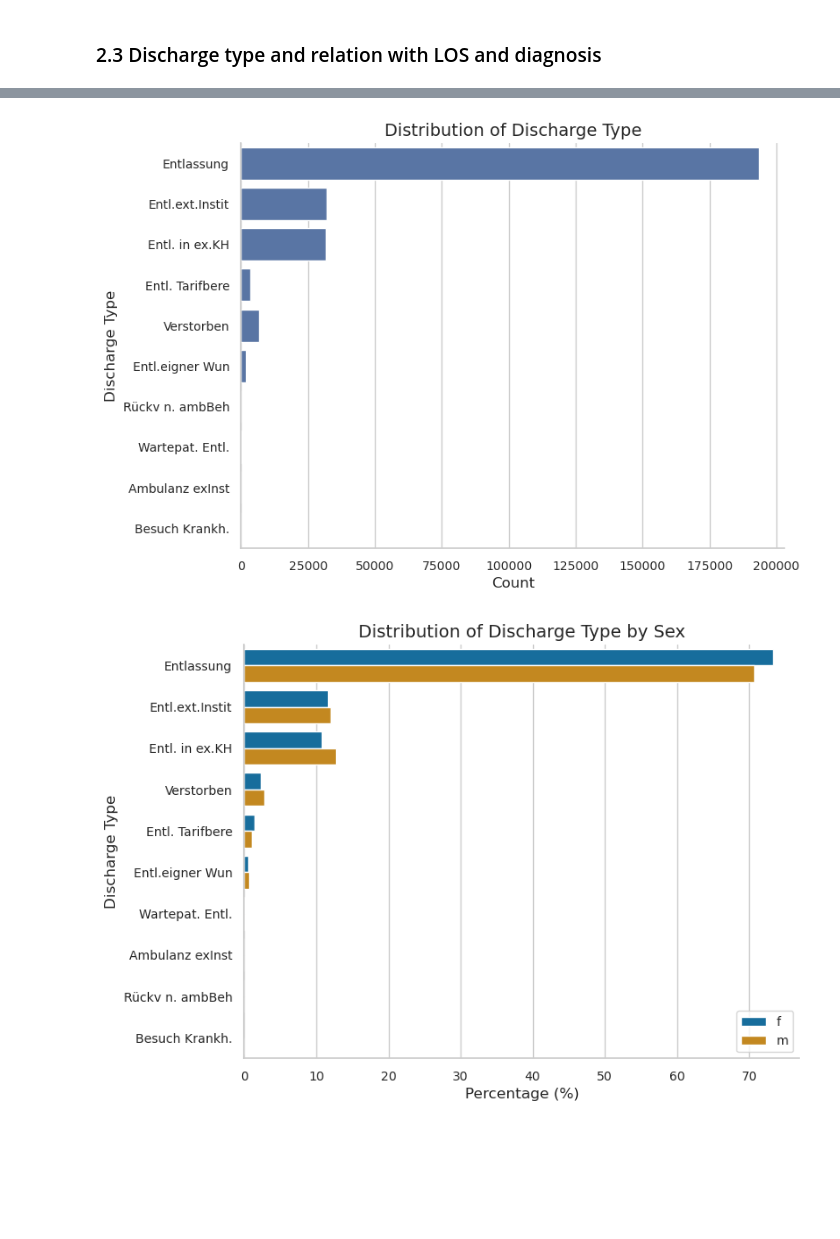
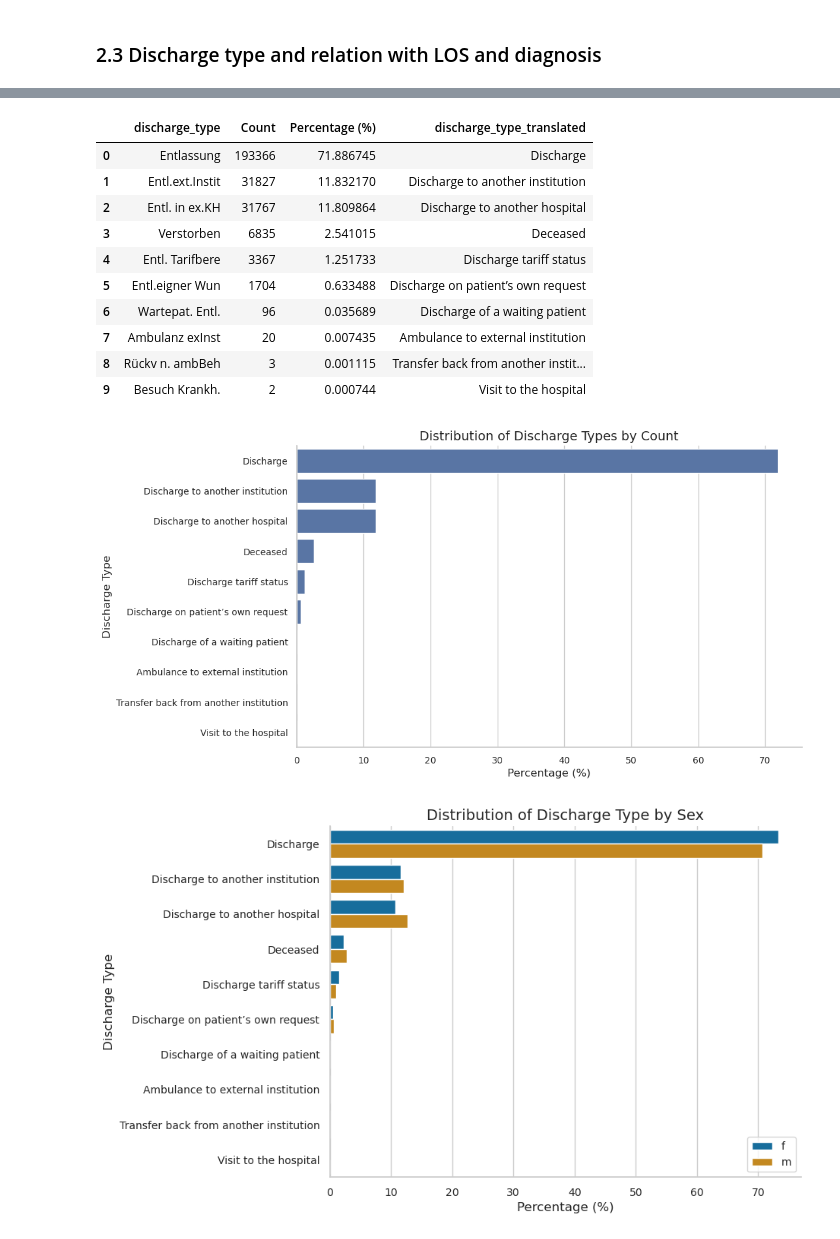
Before and after one commit to Yokopa/hospital-stay-discharge-prediction, a Jupyter notebook: code/4_eda_merged_data.ipynb, the cells around one changed output, grey strips where cells are left out. Saved outputs shown, nothing was run; the diff lists cells and outputs as text; code cells hidden in the pictures; blank space fills up the shorter version.

```diff
--- a/code/4_eda_merged_data.ipynb
+++ b/code/4_eda_merged_data.ipynb
@@ -195,16 +203,57 @@ display(discharge_stats)
+# %%
+# Mapping of discharge types from German to English
+discharge_translation = {
+    "Entlassung": "Discharge",
+    "Entl.ext.Instit": "Discharge to another institution",
+    "Entl. in ex.KH": "Discharge to another hospital",
+    "Verstorben": "Deceased",
+    "Entl. Tarifbere": "Discharge tariff status",
+    "Entl.eigner Wun": "Discharge on patient’s own request",
+    "Wartepat. Entl.": "Discharge of a waiting patient",
+    "Ambulanz exInst": "Ambulance to external institution",
+    "Rückv n. ambBeh": "Transfer back from another institution",
+    "Besuch Krankh.": "Visit to the hospital"
+}
+
+# Create discharge counts DataFrame with the translation column
+discharge_counts = merged_data['discharge_type'].value_counts().reset_index()
+discharge_counts.columns = ['discharge_type', 'Count']
+discharge_counts['Percentage (%)'] = (discharge_counts['Count'] / discharge_counts['Count'].sum()) * 100
+discharge_counts['discharge_type_translated'] = discharge_counts['discharge_type'].map(discharge_translation)
+
+# Sort by Count (most to least frequent)
+discharge_counts = discharge_counts.sort_values(by='Count', ascending=False)
+
+# Display the discharge counts DataFrame with translations
+display(discharge_counts)
+
+# Now, translate the discharge type column in merged_data
+merged_data['discharge_type'] = merged_data['discharge_type'].map(discharge_translation)
+# %% [output]
+|  | discharge_type | Count | Percentage (%) | discharge_type_translated |
+| 0 | Entlassung | 193366 | 71.886745 | Discharge |
+| 1 | Entl.ext.Instit | 31827 | 11.832170 | Discharge to another institution |
+| 2 | Entl. in ex.KH | 31767 | 11.809864 | Discharge to another hospital |
+| 3 | Verstorben | 6835 | 2.541015 | Deceased |
+| 4 | Entl. Tarifbere | 3367 | 1.251733 | Discharge tariff status |
+| 5 | Entl.eigner Wun | 1704 | 0.633488 | Discharge on patient’s own request |
+| 6 | Wartepat. Entl. | 96 | 0.035689 | Discharge of a waiting patient |
+| 7 | Ambulanz exInst | 20 | 0.007435 | Ambulance to external institution |
+| 8 | Rückv n. ambBeh | 3 | 0.001115 | Transfer back from another instit... |
+| 9 | Besuch Krankh. | 2 | 0.000744 | Visit to the hospital |
 # %%
-# Plot the distribution of Discharge Type
-plt.figure(figsize=(8, 6))
-sns.countplot(y='discharge_type', data=merged_data)
-plt.title('Distribution of Discharge Type', fontsize=14)
+# Plot the distribution of Discharge Type counts (sorted)
+plt.figure(figsize=(10, 6))
+sns.barplot(y='discharge_type_translated', x='Percentage (%)', data=discharge_counts)
+plt.title('Distribution of Discharge Types by Count', fontsize=14)
+plt.xlabel('Percentage (%)', fontsize=12)
 plt.ylabel('Discharge Type', fontsize=12)
-plt.xlabel('Count', fontsize=12)
 plt.xticks(fontsize=10)
 plt.yticks(fontsize=10)
 sns.despine()
 plt.show()
 # %% [output]
-[figure, old version]
+[figure, new version]
 # %%
 # Calculate the count of each discharge type by sex
 discharge_counts_by_sex = merged_data.groupby(['sex', 'discharge_type']).size().reset_index(name='count')
@@ -227,4 +276,4 @@ plt.legend(loc='lower right', fontsize=10)
 sns.despine()
 plt.show()
 # %% [output]
-[figure, old version]
+[figure, new version]
```
Also changed, not shown: parts of 21 cells of this notebook.
